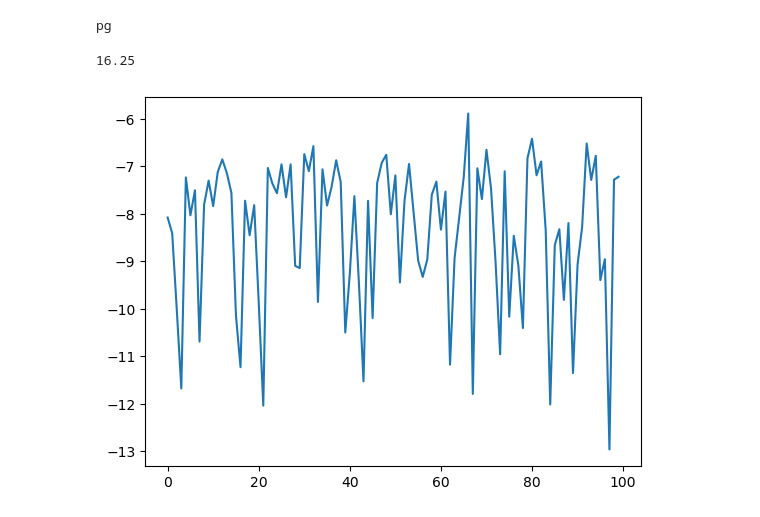
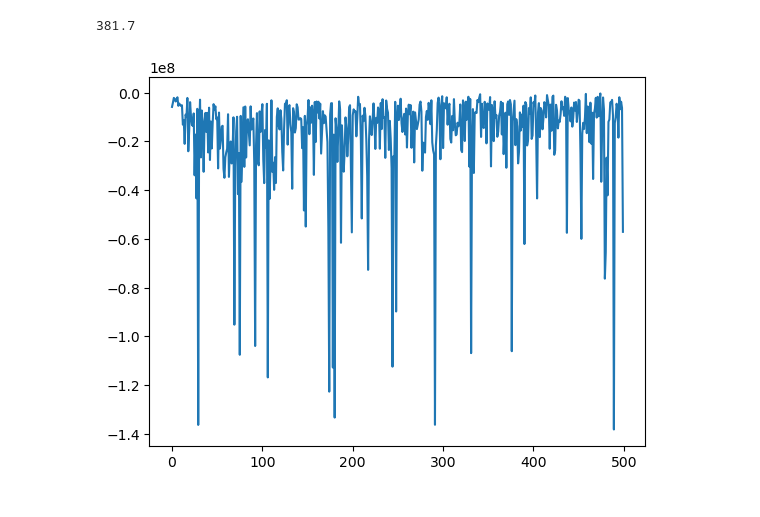
Before and after one commit to Kiaelen/2048_PolicyGradient, a Jupyter notebook: train_test.ipynb, the cells around one changed output. Saved outputs shown, nothing was run; the diff lists cells and outputs as text; code cells hidden in the pictures.

```diff
--- a/train_test.ipynb
+++ b/train_test.ipynb
@@ -7,8 +7,8 @@ import torch.nn as nn
 from torch.utils.data import TensorDataset
 from torch.utils.data import DataLoader
 from env import Game
-from train import TrainAgent
-from pg_model import PolicyNet
+from train import TrainAgent, get_model
+from pg_model import PolicyNet, ValueNet
 from torch import optim
 import os
 %load_ext autoreload
@@ -16,15 +16,13 @@ import os
 
 dev = torch.device("cuda") if torch.cuda.is_available() else torch.device("cpu")
 
-model = PolicyNet()
-model = model.to(dev)
-opt = optim.AdamW(model.parameters())
-agent = TrainAgent(model, opt)
+policy, policy_opt = get_model(PolicyNet)
+value, value_opt = get_model(ValueNet)
+
+agent = TrainAgent(policy, policy_opt, value, value_opt)
+
 losses = []
-print("imi")
-losses += agent.train(200, imitation=True)
-# print("pg")
-# losses += agent.train(1000, imitation=False)
+losses += agent.train(epochs=3000, lamda=0.3, epsilon=0.3)
 # %% [output]
 The autoreload extension is already loaded. To reload it, use:
   %reload_ext autoreload
@@ -44,13 +37,11 @@ imi
-# %%
-print("pg")
-losses += agent.train(1, imitation=False)
-# %% [output]
-pg
-16.25
+# %%
+agent.evalute()
+# %% [output]
+381.7
 # %%
 import matplotlib.pyplot as plt
 
-plt.plot(losses[100:])
+plt.plot(losses)
 plt.show()
 # %% [output]
-[figure, old version]
+[figure, new version]
```
Also changed, not shown: parts of 4 cells of this notebook, 3 other files.
